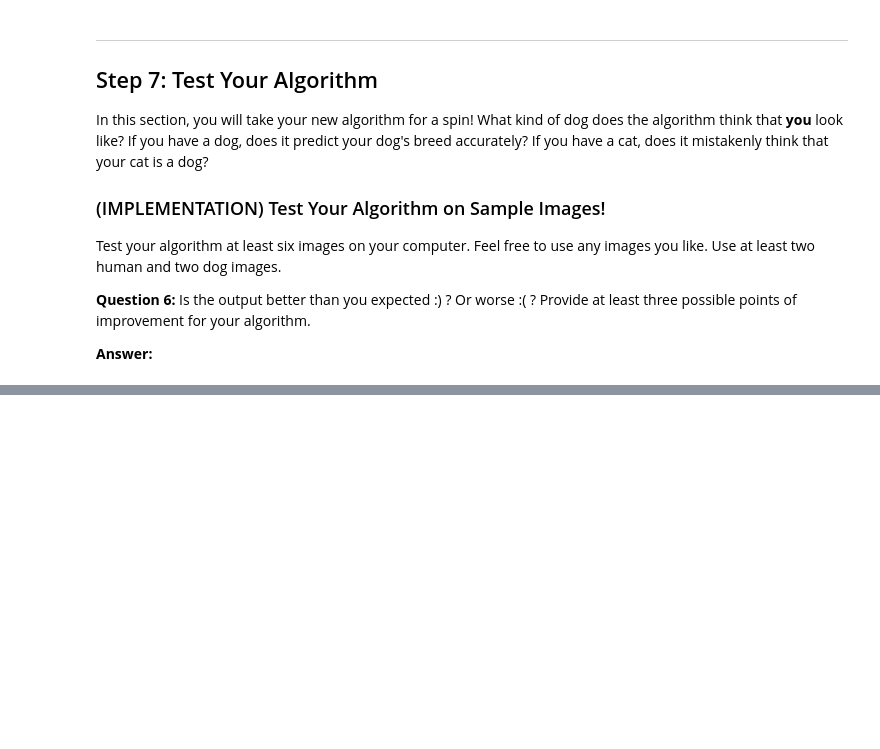
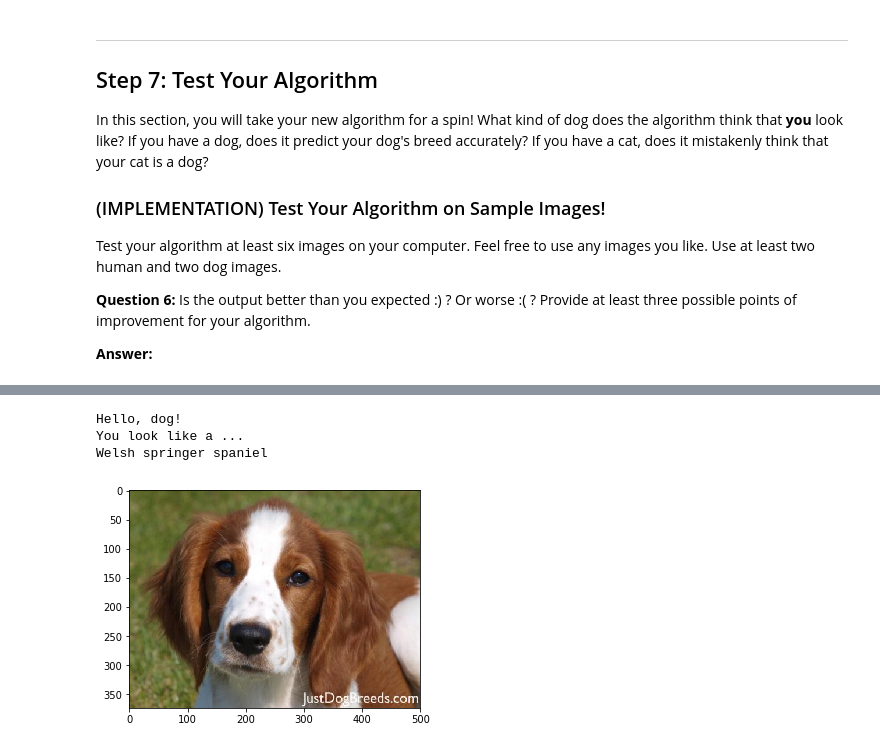
Before and after one commit to oyoot/dog-project, a Jupyter notebook: dog_app.ipynb, the cells around one changed output, grey strips where cells are left out. Saved outputs shown, nothing was run; the diff lists cells and outputs as text; code cells hidden in the pictures; blank space fills up the shorter version.

```diff
--- a/dog_app.ipynb
+++ b/dog_app.ipynb
@@ -675,0 +769,7 @@ __Answer:__
+# %%
+dog_breed('images/Welsh_springer_spaniel_08203.jpg')
+# %% [output]
+Hello, dog!
+You look like a ...
+Welsh springer spaniel
+[figure, added]
```
Also changed, not shown: parts of 17 cells of this notebook, 2 other files.
